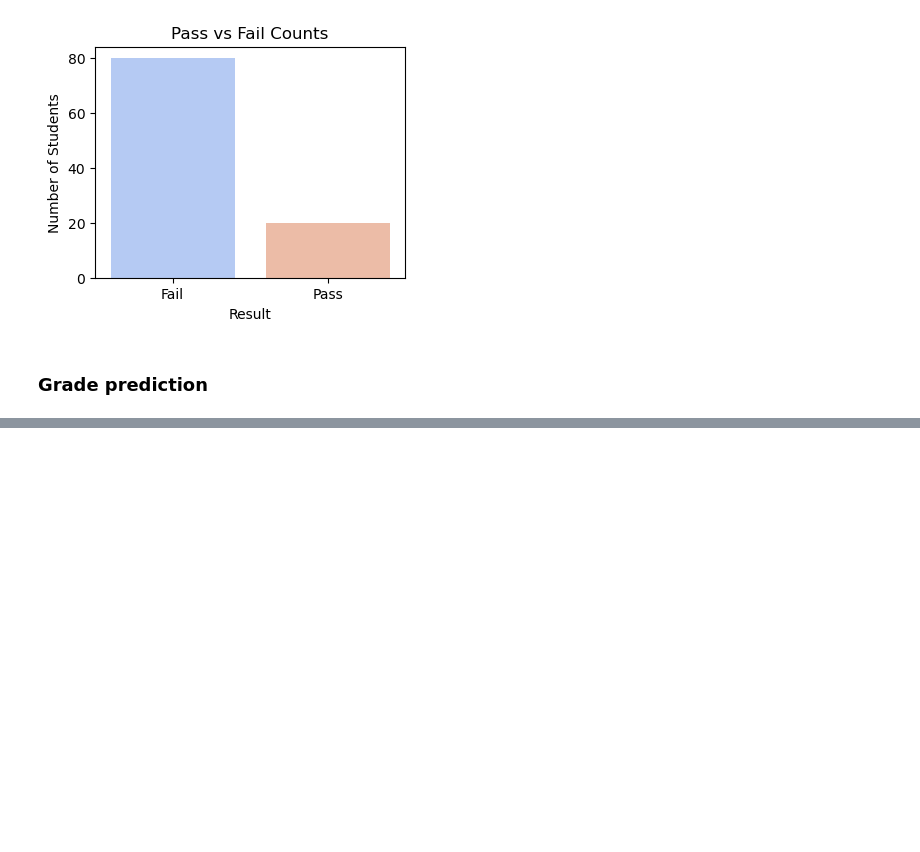
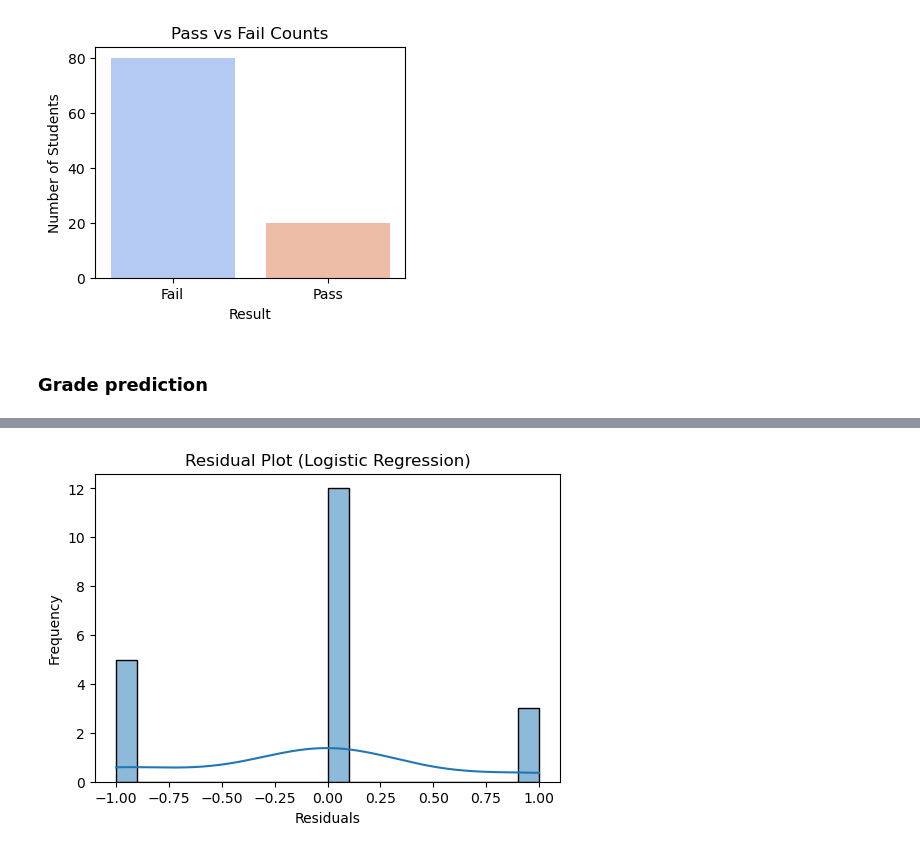
Before and after one commit to Sachin1229/Mentor_management_system, a Jupyter notebook: Week3/model.ipynb, the cells around one changed output, grey strips where cells are left out. Cells and saved outputs as stored; diff of their text form; code cells hidden in the pictures; blank space fills up the shorter version.

```diff
--- a/Week3/model.ipynb
+++ b/Week3/model.ipynb
@@ -479,0 +482,95 @@ plt.show()
+# %%
+import pandas as pd
+import numpy as np
+from sklearn.model_selection import train_test_split
+from sklearn.preprocessing import LabelEncoder
+from sklearn.linear_model import LogisticRegression
+from sklearn.metrics import roc_curve, auc, classification_report, confusion_matrix
+import matplotlib.pyplot as plt
+import seaborn as sns
+
+# ---------------- Load Data ----------------
+df = pd.read_csv(r"C:\Users\sachi\OneDrive\Documents\GitHub\Mentor_management_system\Week2\master_mmms.csv")
+
+# Feature engineering
+df['academic_attendance_percentage'] = df.apply(
+    lambda row: (row['classes_attended'] / row['total_required_attendance']) * 100 if row['total_required_attendance'] > 0 else 0,
+    axis=1
+)
+df['submitted_date'] = pd.to_datetime(df['submitted_date'])
+df['submission_date'] = pd.to_datetime(df['submission_date'])
+df['submission_delays'] = (df['submitted_date'] - df['submission_date']).dt.days
+
+df['Conflict_Status'] = (
+    (df['academic_attendance_percentage'] < 80) |
+    ((df['submission_delays'] >= 3) & (df['hours_per_week'] > 120))
+).astype(int)
+
+# ---------------- Encode Grades ----------------
+encoder = LabelEncoder()
+df["assignment_grades"] = encoder.fit_transform(df['assignment_grades'])
+
+# Features
+features = ['number_of_courses', 'classes_attended', 'assignment_grades', 'no_of_tasks']
+X = df[features]
+y = df['Conflict_Status']
+
+# ---------------- Train/Test Split ----------------
+X_train, X_test, y_train, y_test = train_test_split(X, y, test_size=0.2, random_state=42)
+
+# Logistic Regression Model
+log_reg = LogisticRegression(max_iter=1000)
+log_reg.fit(X_train, y_train)
+
+y_pred = log_reg.predict(X_test)
+y_prob = log_reg.predict_proba(X_test)[:, 1]
+
+print("Classification Report:\n", classification_report(y_test, y_pred))
+print("Confusion Matrix:\n", confusion_matrix(y_test, y_pred))
+
+# ---------------- Residual Plot ----------------
+residuals = y_test - y_pred
+plt.figure(figsize=(6,4))
+sns.histplot(residuals, kde=True, bins=20)
+plt.title("Residual Plot (Logistic Regression)")
+plt.xlabel("Residuals")
+plt.ylabel("Frequency")
+plt.show()
+
+# ---------------- ROC Curve ----------------
+fpr, tpr, thresholds = roc_curve(y_test, y_prob)
+roc_auc = auc(fpr, tpr)
+
+plt.figure(figsize=(6,4))
+plt.plot(fpr, tpr, label=f"ROC Curve (AUC = {roc_auc:.2f})")
+plt.plot([0,1],[0,1],'k--')
+plt.xlabel("False Positive Rate")
+plt.ylabel("True Positive Rate")
+plt.title("Receiver Operating Characteristic (ROC)")
+plt.legend()
+plt.show()
+
+# ---------------- Probability Plot ----------------
+plt.figure(figsize=(6,4))
+sns.histplot(y_prob, bins=20, kde=True, color="blue")
+plt.title("Predicted Probability Distribution")
+plt.xlabel("Predicted Probability of Being At Risk")
+plt.ylabel("Frequency")
+plt.show()
+
+# ---------------- Forest Plot (Feature Importances using Random Forest) ----------------
+from sklearn.ensemble import RandomForestClassifier
+
+rf = RandomForestClassifier(n_estimators=100, random_state=42)
+rf.fit(X_train, y_train)
+
+importances = rf.feature_importances_
+feature_names = X.columns
+
+plt.figure(figsize=(6,4))
+sns.barplot(x=importances, y=feature_names, orient="h")
+plt.title("Forest Plot - Feature Importances")
+plt.xlabel("Importance Score")
+plt.ylabel("Features")
+plt.show()
+# %% [output]
@@ -479,0 +590 @@ plt.show()
+[figure, added]
```
Also changed, not shown: parts of 14 cells of this notebook.
